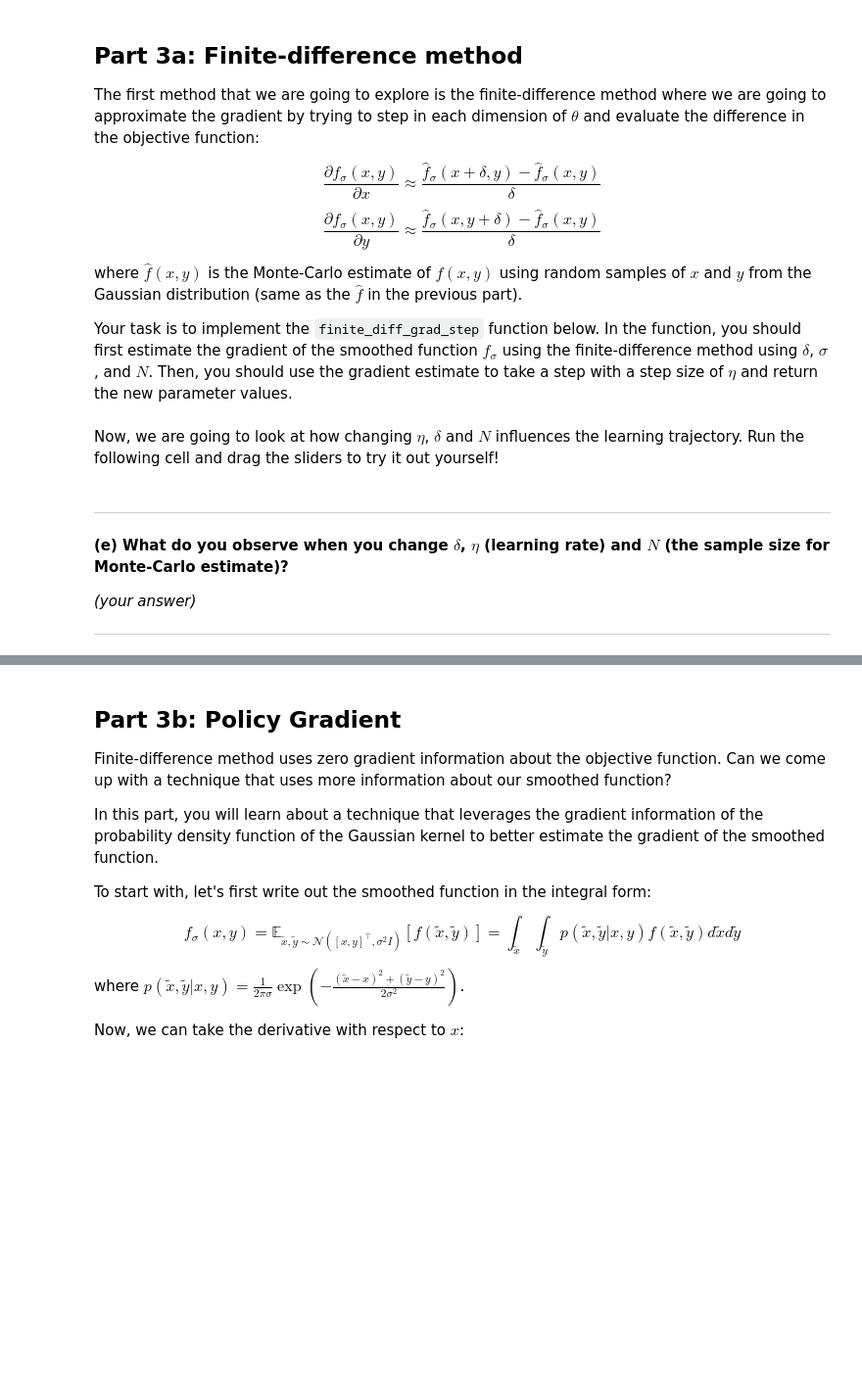
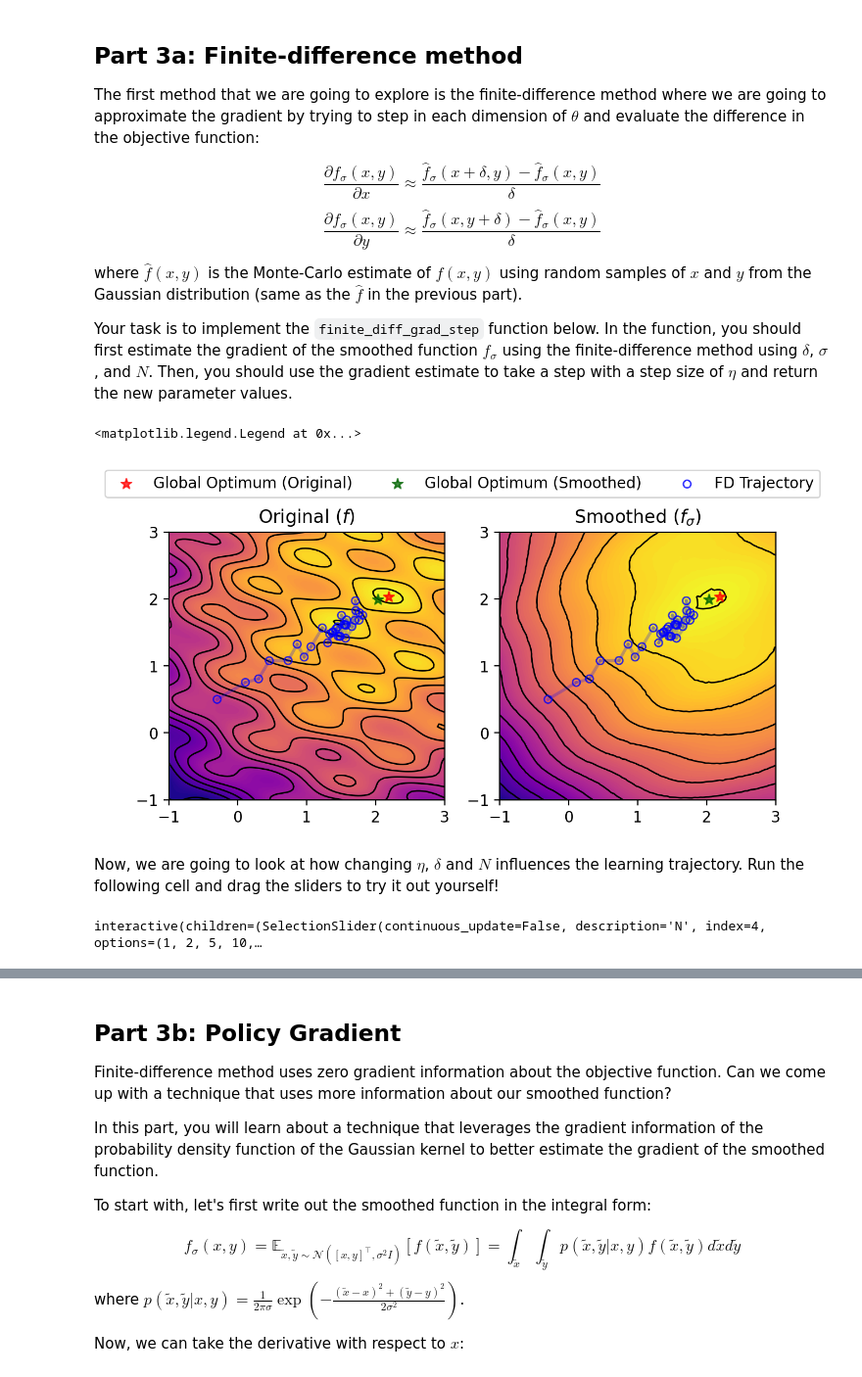
Before and after one commit to StreamSong/SegLab4OfNJU, a Jupyter notebook: hw02/code/q_rl.ipynb, the cells around one changed output, grey strips where cells are left out. Shown at 98% size. Saved outputs shown, nothing was run; the diff lists cells and outputs as text; code cells hidden in the pictures; blank space fills up the shorter version.

```diff
--- a/hw02/code/q_rl.ipynb
+++ b/hw02/code/q_rl.ipynb
@@ -383,33 +383,41 @@ def finite_diff_grad_step(x, y, delta, N, eta, sigma):
   #############################################################################
   #############################################################################
   #                             END OF YOUR CODE                              #
   #############################################################################
+
+  dx = (np.mean(f(tx + [delta]*N, ty)) - np.mean(f(tx, ty)))/delta
+  dy = (np.mean(f(tx, ty + [delta]*N)) - np.mean(f(tx, ty)))/delta
+  new_x = x + eta * dx
+  new_y = y + eta * dy
   return new_x, new_y
 
 num_its = 30      # number of gradient steps
 eta = 0.1         # learning rate
 delta = 0.25      # finite difference magnitude
 N = 20            # number of samples for MC estimation
 sigma = 0.3       # the magnitude of the Gaussian noise.
 x, y = -0.3, 0.5  # initial parameter values
 
 # history of parameter values
 xs = [x]
 ys = [y]
 
 for i in range(num_its):
     x, y = finite_diff_grad_step(x, y, delta, N, eta, sigma)
     xs.append(x)
     ys.append(y)
 
 fig, (ax1, ax2) = plt.subplots(1, 2, figsize=(7.2, 3.2), dpi=200)
 visualizer.draw(ax1, {f"FD Trajectory": {"color": "blue", "x": xs, "y": ys}}, new_opt=opt_dict[sigma], legend=False)
 visualizer.draw(ax2, {f"FD Trajectory": {"color": "blue", "x": xs, "y": ys}}, new_zs=zs_dict[sigma], new_opt=opt_dict[sigma], legend=False)
 
 ax1.set_title("Original ($f$)")
 ax2.set_title("Smoothed ($f_\sigma$)")
 handles, labels = ax2.get_legend_handles_labels()
 fig.legend(handles, labels, loc='upper center', ncol=3, bbox_to_anchor=(0.5, 1.08))
+# %% [output]
+<matplotlib.legend.Legend at 0x...>
+[figure, added]
 # %% [markdown]
 Now, we are going to look at how changing $\eta$, $\delta$ and $N$ influences the learning trajectory. Run the following cell and drag the sliders to try it out yourself!
 # %%
@@ -470,10 +478,5 @@ def get_interactive(grad_step_fn, label_name, init_x=-0.3, init_y=0.5, num_its=3
   return interactive(update_images, N=N_slider, eta=eta_slider)
 
 get_interactive(finite_diff_grad_step, "FD Trajectory", has_delta=True)
+# %% [output]
+interactive(children=(SelectionSlider(continuous_update=False, description='N', index=4, options=(1, 2, 5, 10,…
-# %% [markdown]
---------------
-**(e) What do you observe when you change $\delta$, $\eta$ (learning rate) and $N$ (the sample size for Monte-Carlo estimate)?**
-
-*(your answer)*
-
---------------
```
Also changed, not shown: parts of 3 cells of this notebook.
